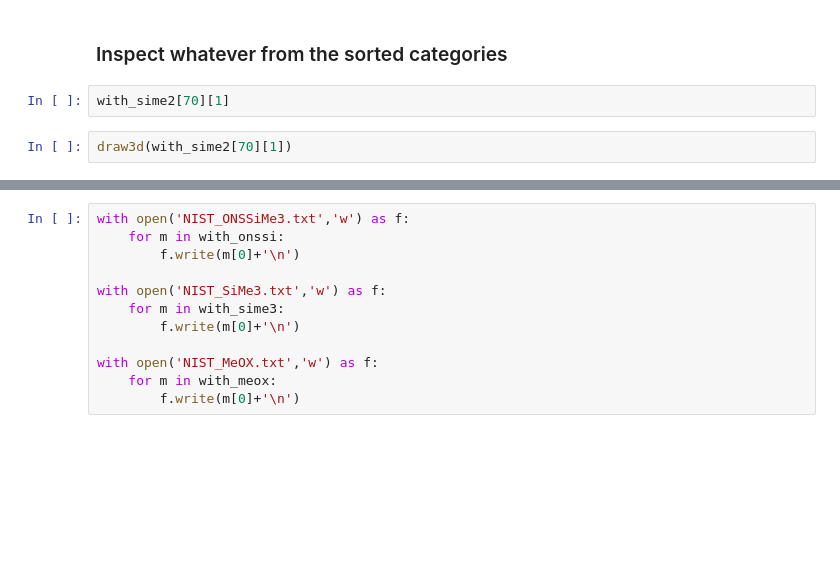
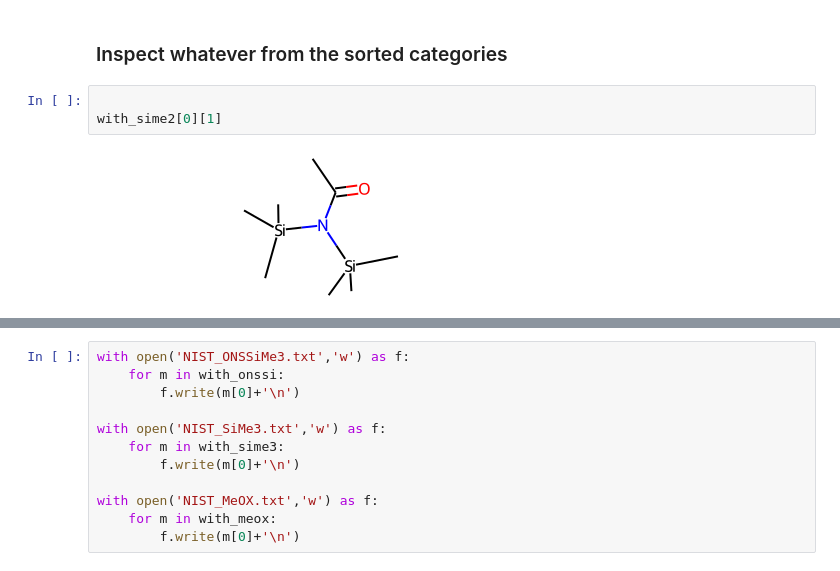
Before and after one commit to maximskorik/gc_derivatization, a Jupyter notebook: example/derivatization.ipynb, the cells around one changed output, grey strips where cells are left out. Drawn from its saved outputs; the diff is of its cells as text; blank space fills up the shorter version.

```diff
--- a/example/derivatization.ipynb
+++ b/example/derivatization.ipynb
@@ -118,6 +149,7 @@ print("# with MeOX:", len(with_meox))
 # %% [markdown]
 ### Inspect whatever from the sorted categories
-# %%
-with_sime2[70][1]
 # %%
-draw3d(with_sime2[70][1])
+
+with_sime2[0][1]
+# %% [output]
+[figure, added]
```
Also changed, not shown: parts of 15 cells of this notebook, 3 other files.
